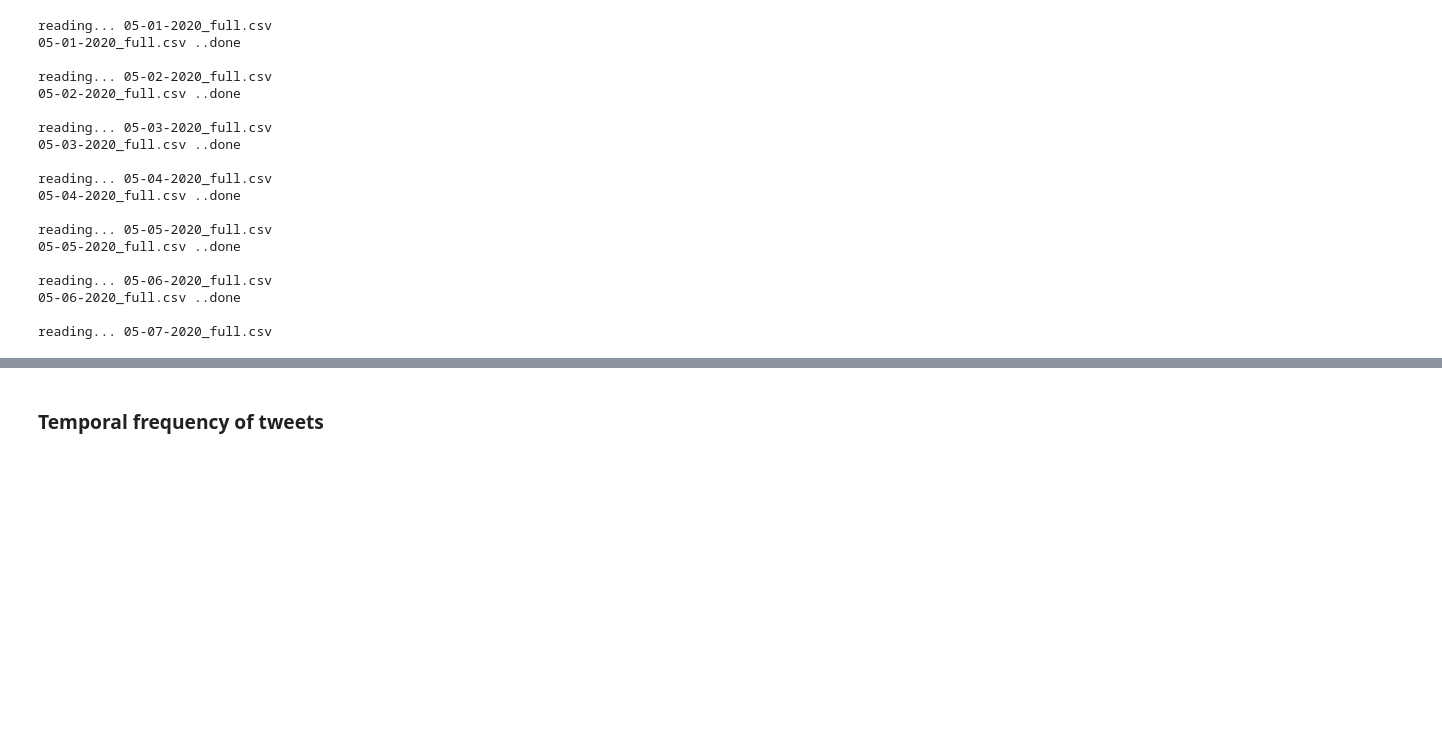
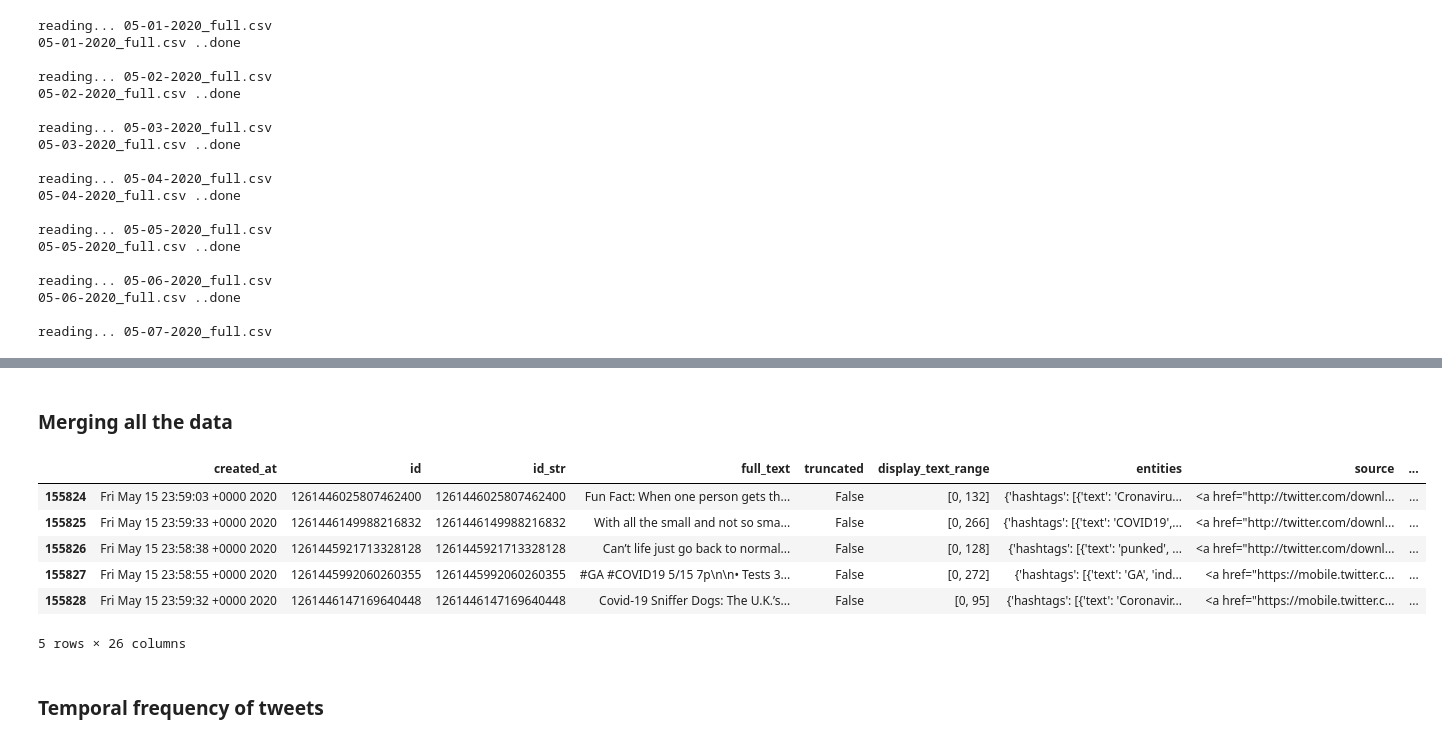
Before and after one commit to Rrishik/COVID-19-tweets, a Jupyter notebook: Covid-19 Tweets analysis.ipynb, the cells around one changed output, grey strips where cells are left out. Cells and saved outputs as stored; diff of their text form; code cells hidden in the pictures; blank space fills up the shorter version.

```diff
--- a/Covid-19 Tweets analysis.ipynb
+++ b/Covid-19 Tweets analysis.ipynb
@@ -121,3 +147,16 @@ Location(country='Nigeria', state='Federal Capital Territory', county='Abuja Mun
+# %% [markdown]
+### Merging all the data
+# %%
+df = pd.concat(df_list)
+df.tail()
+# %% [output]
+|  | created_at | id | id_str | full_text | truncated | display_text_range | entities | source | ... |
+| 155824 | Fri May 15 23:59:03 +0000 2020 | 1261446025807462400 | 1261446025807462400 | Fun Fact: When one person gets th... | False | [0, 132] | {'hashtags': [{'text': 'Cronaviru... | <a href="http://twitter.com/downl... | ... |
+| 155825 | Fri May 15 23:59:33 +0000 2020 | 1261446149988216832 | 1261446149988216832 | With all the small and not so sma... | False | [0, 266] | {'hashtags': [{'text': 'COVID19',... | <a href="http://twitter.com/downl... | ... |
+| 155826 | Fri May 15 23:58:38 +0000 2020 | 1261445921713328128 | 1261445921713328128 | Can’t life just go back to normal... | False | [0, 128] | {'hashtags': [{'text': 'punked', ... | <a href="http://twitter.com/downl... | ... |
+| 155827 | Fri May 15 23:58:55 +0000 2020 | 1261445992060260355 | 1261445992060260355 | #GA #COVID19 5/15 7p\n\n• Tests 3... | False | [0, 272] | {'hashtags': [{'text': 'GA', 'ind... | <a href="https://mobile.twitter.c... | ... |
+| 155828 | Fri May 15 23:59:32 +0000 2020 | 1261446147169640448 | 1261446147169640448 | Covid-19 Sniffer Dogs: The U.K.’s... | False | [0, 95] | {'hashtags': [{'text': 'Coronavir... | <a href="https://mobile.twitter.c... | ... |
+5 rows × 26 columns
 # %% [markdown]
 ### Temporal frequency of tweets
 # %%
```
Also changed, not shown: parts of 23 cells of this notebook, 8 other files.
